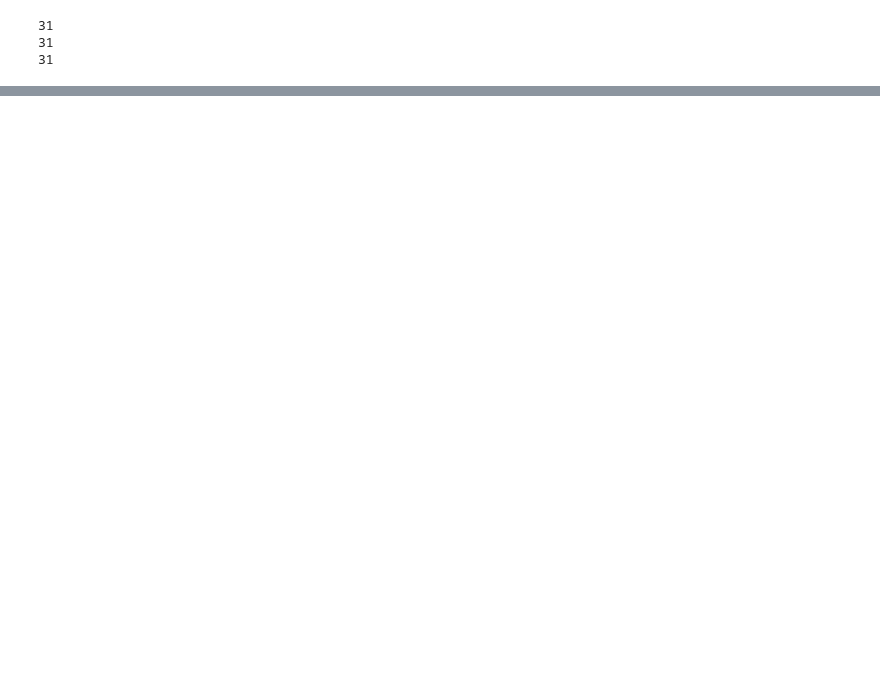
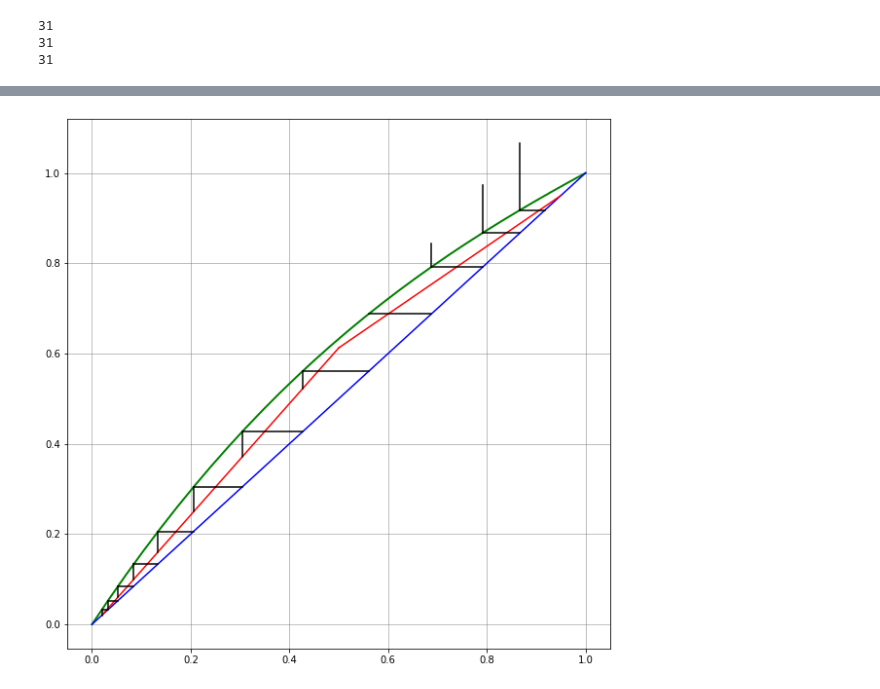
Before and after one commit to leegyuhi/oooooooooooooh, a Jupyter notebook: curve_fit.ipynb, the cells around one changed output, grey strips where cells are left out. Cells and saved outputs as stored; diff of their text form; code cells hidden in the pictures; blank space fills up the shorter version.

```diff
--- a/curve_fit.ipynb
+++ b/curve_fit.ipynb
@@ -134,0 +109,16 @@ ax.grid(color="gray", which="both", ls='-', lw=0.5)
+# %%
+Rd=3
+
+xf=0.5
+xd=0.95
+xb=0.02
+x_rectify=np.linspace(0.5,0.95,30)
+x_remove=np.linspace(0.02,0.5,30)
+x=np.linspace(0, 1, 30)
+
+def eqb(x):
+  return 0.246*x**3-0.900*x**2+1.654*x-1.195e-4
+def rectify(x):
+  return (xd-xd/(Rd+1))/xd*x+xd/(Rd+1)
+def remove(x):
+  return (rectify(xf)-xb)/(xf-xb)*(x-xb)+xb
@@ -134,0 +136,20 @@ ax.grid(color="gray", which="both", ls='-', lw=0.5)
+# %%
+ig, ax = plt.subplots(figsize=(10, 10))
+
+plt.plot(x, eqb(x), color='green', linewidth=2)
+ax.plot(x, x, color="blue")
+ax.plot(x_rectify, rectify(x_rectify), color="red")
+ax.plot(x_remove, remove(x_remove), color="red")
+
+ax.grid(color="gray", which="both", ls='-', lw=0.5)
+
+xi=xb
+yi=xb
+for number in range(12):
+  number+=1
+  ax.plot([xi,xi],[yi,eqb(xi)], color='black')
+  ax.plot([xi,eqb(xi)],[eqb(xi),eqb(xi)], color='black')
+  xi=eqb(xi)
+  yi=remove(xi)
+# %% [output]
+[figure, added]
```
Also changed, not shown: parts of 9 cells of this notebook.
